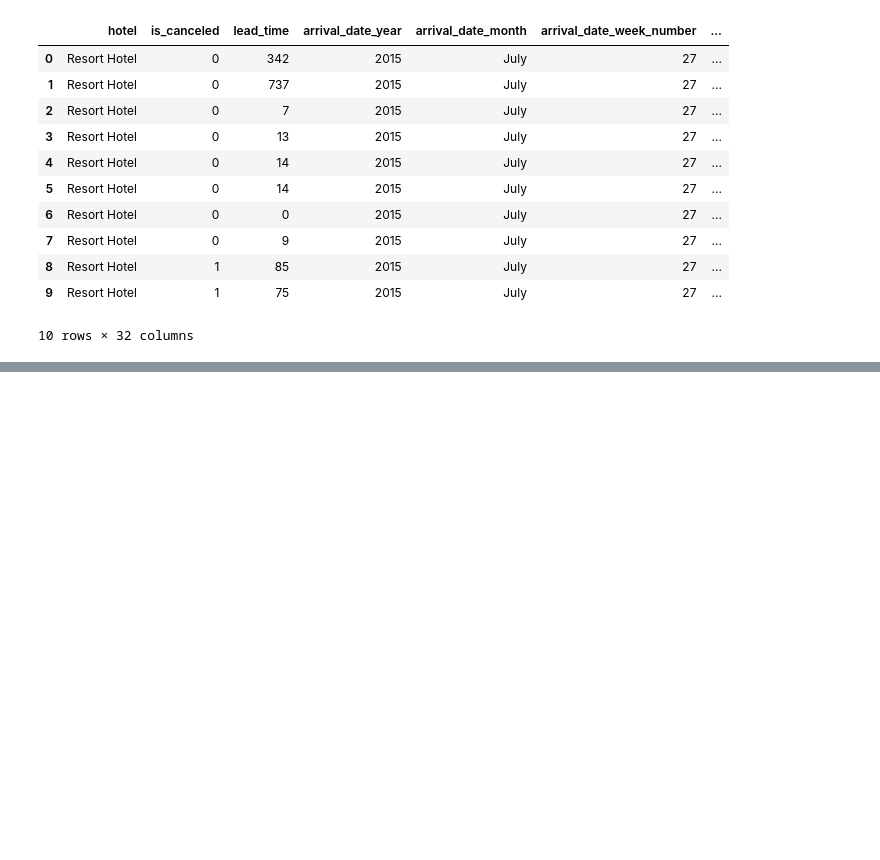
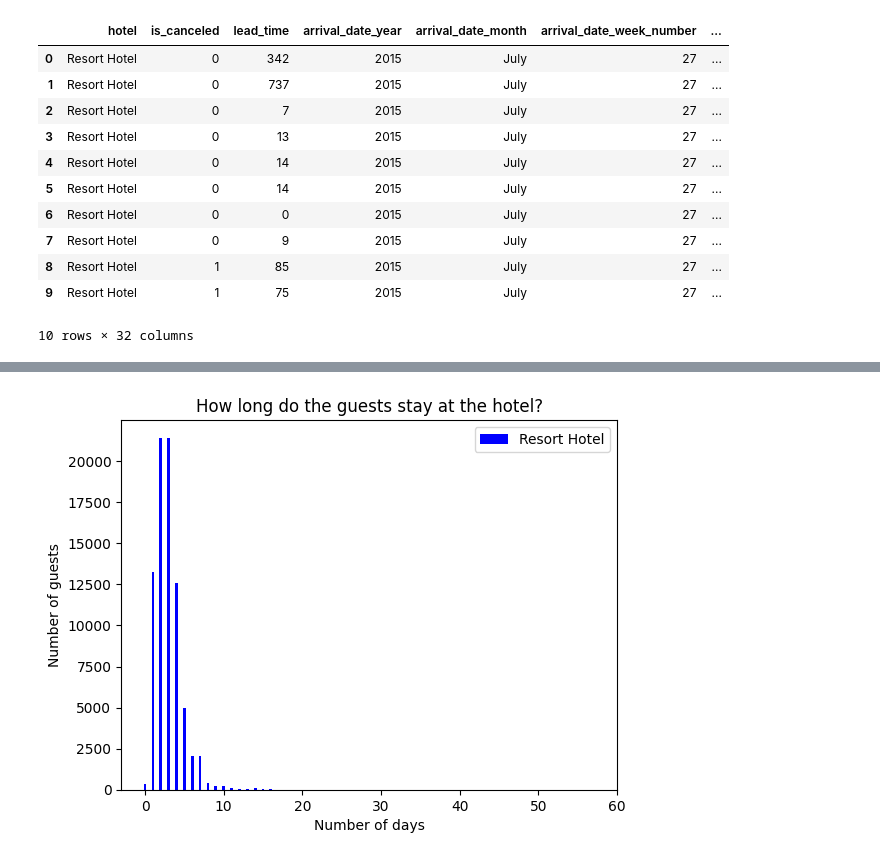
Before and after one commit to Catrex90/TechsLabTeam2, a Jupyter notebook: Code/Cara_duration_of_stay.ipynb, the cells around one changed output, grey strips where cells are left out. Cells and saved outputs as stored; diff of their text form; code cells hidden in the pictures; blank space fills up the shorter version.

```diff
--- a/Code/Cara_duration_of_stay.ipynb
+++ b/Code/Cara_duration_of_stay.ipynb
@@ -87,0 +67,23 @@ plt.plot(stay_city)
+# %%
+# X-Achse: Anzahl der Tage
+x = stay_resort.keys()
+
+# Y-Achse: Anzahl der Gäste für das Resort und das Stadthotel
+y_resort = stay_resort.values()
+
+# Breite der Säulen
+bar_width = 0.35
+
+# Säulendiagramm erstellen
+plt.bar(x, y_resort, bar_width, color='blue', label='Resort Hotel')
+
+# Beschriftungen hinzufügen
+plt.xlabel('Number of days')
+plt.ylabel('Number of guests')
+plt.title('How long do the guests stay at the hotel?')
+plt.legend()
+
+# Diagramm anzeigen
+plt.show()
+# %% [output]
+[figure, added]
```
Also changed, not shown: parts of 6 cells of this notebook.
